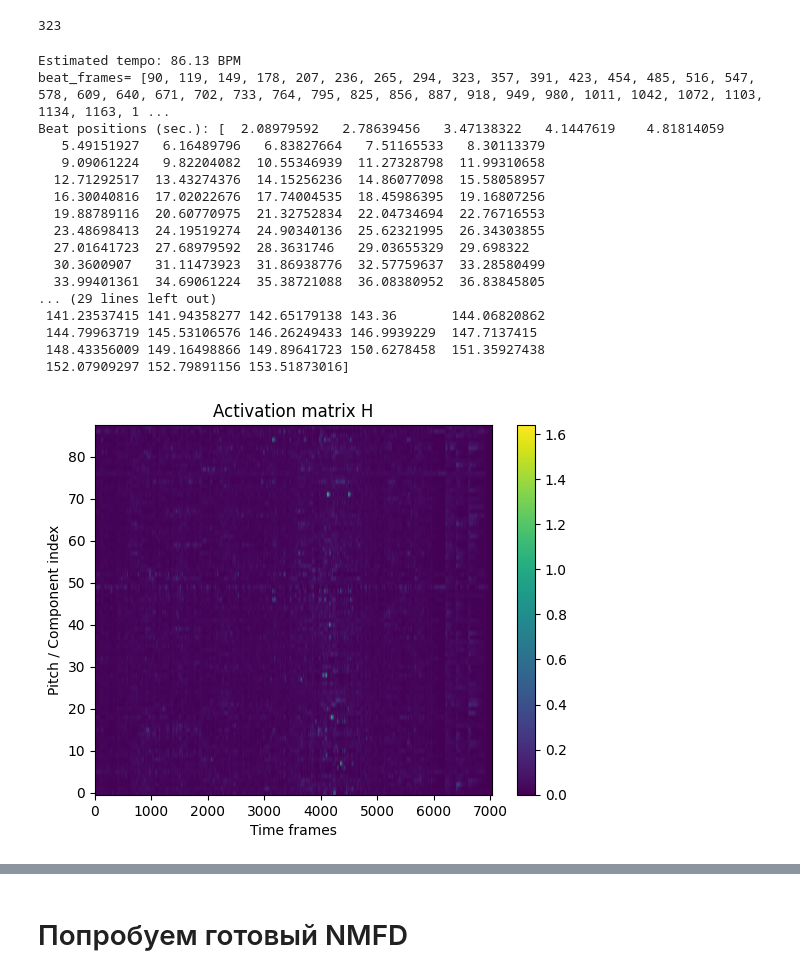
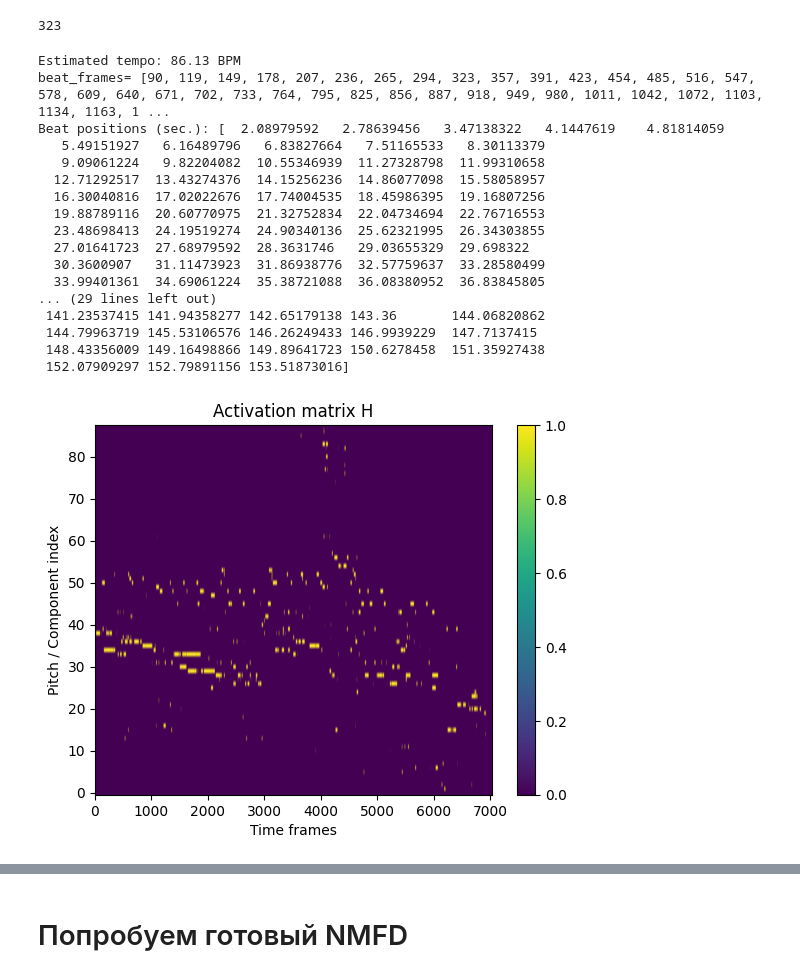
Before and after one commit to bierml/NMFforAMT, a Jupyter notebook: upgrade/Music_Transcribing[NMF].ipynb, the cells around one changed output, grey strips where cells are left out. Cells and saved outputs as stored; diff of their text form; code cells hidden in the pictures.

Commit message:
generate_transcription function implemented

```diff
--- a/upgrade/Music_Transcribing[NMF].ipynb
+++ b/upgrade/Music_Transcribing[NMF].ipynb
@@ -201,6 +201,7 @@ print(len(res))
 # %% [output]
 323
 # %%
+from scipy.ndimage import label
 tempo, beats = librosa.beat.beat_track(y=x, sr=f_s)
 
 tempo = float(tempo)          # or: tempo = tempo.item()
@@ -212,7 +213,7 @@ beat_frames = list(map(int, beat_times * f_s / 1024))
 print("beat_frames=",beat_frames)
 print(f"Beat positions (sec.): {beat_times}")
 
-def note_tracking(H,th=1.5):
+def note_tracking(H,th=1.3):
   mean = np.mean(H)
   std = np.std(H)
   thresh = mean + th * std
@@ -242,38 +243,52 @@ def generate_transcription(H_v,onsets):
   for i in range(H_v.shape[1]):
     if(i in onsets):
       H_r[:,i] = H_v[:,i]
-      mask = H_r[:,i]
+      mask = H_v[:,i]
+    else:
+      H_r[:,i] = H_v[:,i] * mask
+  return H_r
+
+def enforce_min_duration(B, min_len=10):
+    for q in range(B.shape[0]):
+        labels, n = label(B[q])
+        for i in range(1, n+1):
+            if np.sum(labels == i) < min_len:
+                B[q][labels == i] = 0
+    return B
+
 H_v = np.log(1+100*H_new)
 #print(H_v.shape)
 H_v = note_tracking(H_v)
 H_v[0,:] = 0 #rough zero-ing A0 is the simplest way to approach NMF artefacts in low pitches
 #H_v = np.asarray(H_v)
 #H_v = beat_sync_H(H_v,beat_frames)
+H_v = enforce_min_duration(H_v)
+H_v = generate_transcription(H_v,res)
 import matplotlib.pyplot as plt
 plt.figure()
 #plt.imshow(H_v, aspect='auto', origin='lower')
-plt.imshow(H_est[0::2], aspect='auto', origin='lower')
+plt.imshow(H_v, aspect='auto', origin='lower')
 plt.colorbar()
 plt.title("Activation matrix H")
 plt.xlabel("Time frames")
 plt.ylabel("Pitch / Component index")
 plt.show()
 # %% [output]
 Estimated tempo: 86.13 BPM
 beat_frames= [90, 119, 149, 178, 207, 236, 265, 294, 323, 357, 391, 423, 454, 485, 516, 547, 578, 609, 640, 671, 702, 733, 764, 795, 825, 856, 887, 918, 949, 980, 1011, 1042, 1072, 1103, 1134, 1163, 1 ...
 Beat positions (sec.): [  2.08979592   2.78639456   3.47138322   4.1447619    4.81814059
    5.49151927   6.16489796   6.83827664   7.51165533   8.30113379
    9.09061224   9.82204082  10.55346939  11.27328798  11.99310658
   12.71292517  13.43274376  14.15256236  14.86077098  15.58058957
   16.30040816  17.02022676  17.74004535  18.45986395  19.16807256
   19.88789116  20.60770975  21.32752834  22.04734694  22.76716553
   23.48698413  24.19519274  24.90340136  25.62321995  26.34303855
   27.01641723  27.68979592  28.3631746   29.03655329  29.698322
   30.3600907   31.11473923  31.86938776  32.57759637  33.28580499
   33.99401361  34.69061224  35.38721088  36.08380952  36.83845805
 ... (29 lines left out)
  141.23537415 141.94358277 142.65179138 143.36       144.06820862
  144.79963719 145.53106576 146.26249433 146.9939229  147.7137415
  148.43356009 149.16498866 149.89641723 150.6278458  151.35927438
  152.07909297 152.79891156 153.51873016]
-[figure, old version]
+[figure, new version]
```
Also changed, not shown: parts of 1 cell of this notebook, 1 other file.
